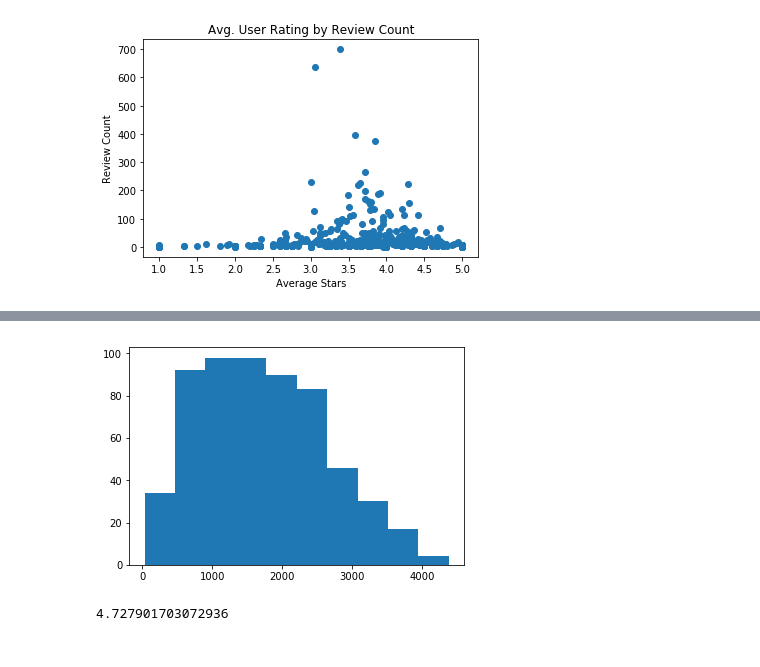
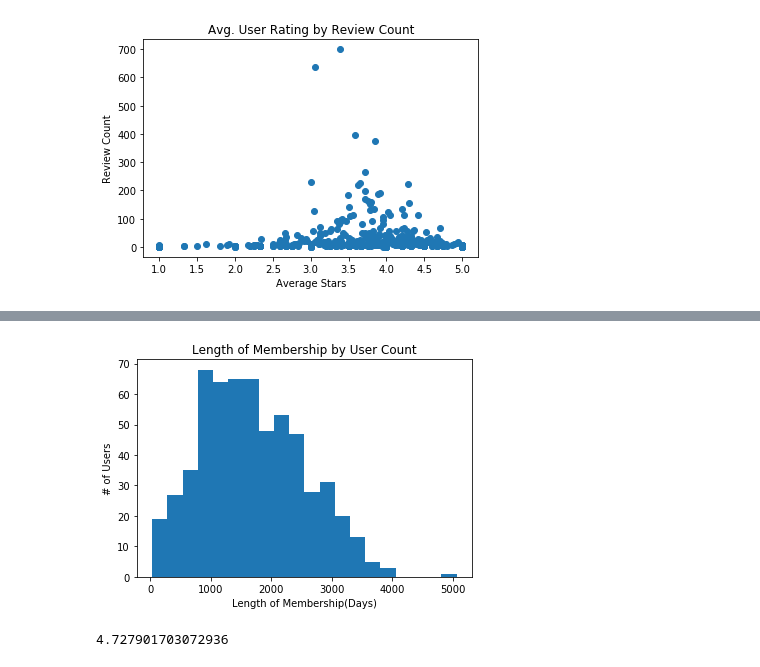
Before and after one commit to cxrobx/group45, a Jupyter notebook: EDA.ipynb, the cells around one changed output, grey strips where cells are left out. Cells and saved outputs as stored; diff of their text form; code cells hidden in the pictures.

```diff
--- a/EDA.ipynb
+++ b/EDA.ipynb
@@ -203,8 +182,11 @@ plt.show()
-# %%
-plt.hist(a,bins=10)
-plt.show()
-# %% [output]
-[figure, removed]
+# %%
+plt.hist(a,bins=20)
+plt.xlabel('Length of Membership(Days)')
+plt.ylabel('# of Users')
+plt.title('Length of Membership by User Count')
+plt.show()
+# %% [output]
+[figure, added]
 # %%
 (a.sum()/a.size)/365
 # %% [output]
```
Also changed, not shown: parts of 30 cells of this notebook.
